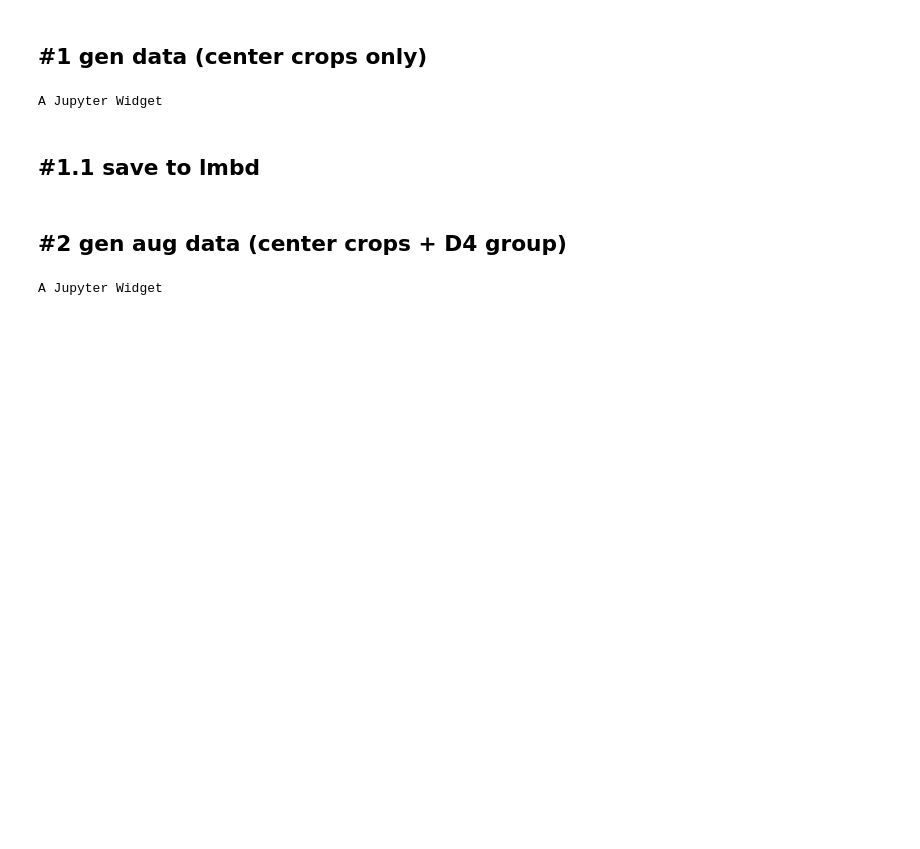
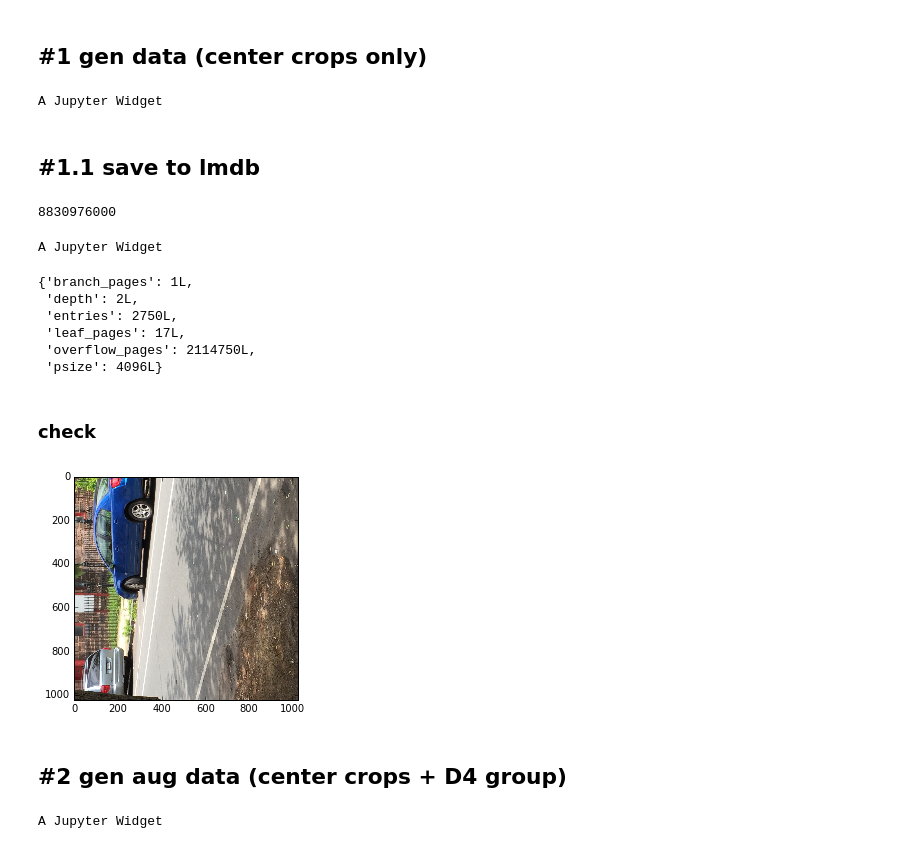
Before and after one commit to yell/kaggle-camera, a Jupyter notebook: notebooks/gen_data.ipynb, the cells around one changed output. Saved outputs shown, nothing was run; the diff lists cells and outputs as text; code cells hidden in the pictures; blank space fills up the shorter version.

Commit message:
generate data in lmdb format

```diff
--- a/notebooks/gen_data.ipynb
+++ b/notebooks/gen_data.ipynb
@@ -65,4 +60,46 @@ y = np.asarray(train_data.y)
 # %% [output]
 A Jupyter Widget
 # %% [markdown]
-## #1.1 save to lmbd
+## #1.1 save to lmdb
+# %%
+map_size = size + N * 1024 * 64
+map_size
+# %% [output]
+8830976000
+# %%
+env = lmdb.open('../data/train.lmdb', map_size=map_size)
+
+i = 0
+for x, y in progress_iter(train_data, verbose=True):
+    w = x.size[0]
+    h = x.size[1]
+    x = x.crop((w/2-crop_size/2, h/2-crop_size/2,
+                w/2+crop_size/2, h/2+crop_size/2))
+
+    str_id = '{:06}'.format(i)
+    with env.begin(write=True) as txn:
+        txn.put(str_id, x.tobytes())
+
+    i += 1
+# %% [output]
+A Jupyter Widget
+# %%
+env.stat()
+# %% [output]
+{'branch_pages': 1L,
+ 'depth': 2L,
+ 'entries': 2750L,
+ 'leaf_pages': 17L,
+ 'overflow_pages': 2114750L,
+ 'psize': 4096L}
+# %% [markdown]
+### check
+# %%
+env = lmdb.open('../data/train.lmdb', readonly=True)
+index = 1337
+with env.begin() as txn:
+    bytes = txn.get('{:06}'.format(index))
+    x = Image.frombytes('RGB', (1024, 1024), bytes)
+    plt.imshow(x)
+# %% [output]
+[figure, added]
```
Also changed, not shown: parts of 5 cells of this notebook.
